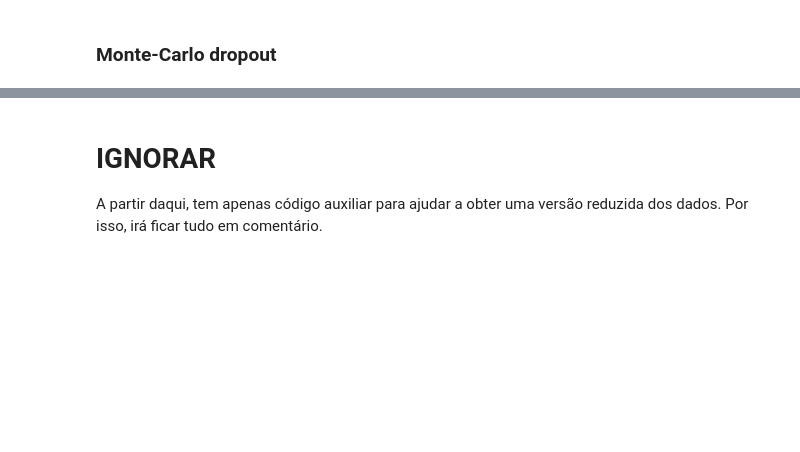
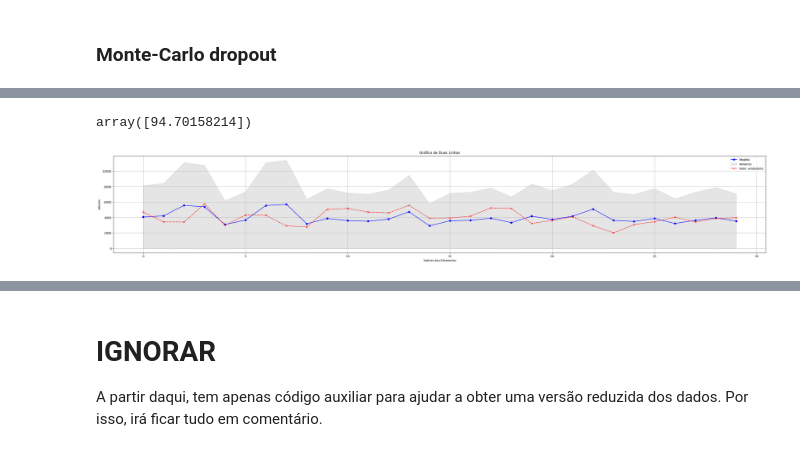
Before and after one commit to GuiSSMartins/DTx-Project, a Jupyter notebook: DTx_Project.ipynb, the cells around one changed output, grey strips where cells are left out. Drawn from its saved outputs; the diff is of its cells as text; code cells hidden in the pictures; blank space fills up the shorter version.

```diff
--- a/DTx_Project.ipynb
+++ b/DTx_Project.ipynb
@@ -623,22 +623,23 @@ dropout_rate = 0.2  # Taxa de dropout
 inputs = Input(shape=(7, 5))
 
 # LSTM com Monte Carlo Dropout
-lstm_output = LSTM(320, return_sequences=True)(inputs)
+lstm_output = LSTM(50, return_sequences=True)(inputs)
 lstm_output_dropout = Lambda(mc_dropout)(lstm_output)
 dropout_layer = Dropout(0.2)(lstm_output_dropout)
 
 # LSTM com Monte Carlo Dropout
-lstm_output2 = LSTM(320, return_sequences=False)(dropout_layer)
+lstm_output2 = LSTM(50, return_sequences=False)(dropout_layer)
 lstm_output2_dropout = Lambda(mc_dropout)(lstm_output2)
 dropout_layer2 = Dropout(0.2)(lstm_output2_dropout)
 
 # Camadas densas
-dense_output = Dense(320, activation='relu')(dropout_layer2)
+dense_output = Dense(50, activation='relu')(dropout_layer2)
 dense_output_dropout = Lambda(mc_dropout)(dense_output)
 dropout_layer3 = Dropout(0.2)(dense_output_dropout)
 
 # Camada de saída
-output = Dense(1)(dropout_layer3)
+mean_output = Dense(1)(dropout_layer3)
+variance_output = Dense(1)(dropout_layer3)  # Separate output for variance
 
 # Modelo final
-model = Model(inputs=inputs, outputs=output)
+model = Model(inputs=inputs, outputs=[mean_output, variance_output])
@@ -717,0 +769,31 @@ Make sure all arrays contain the same number of samples.
+# %%
+sum(targets_test - mean_preds)/len(mean_preds)
+# %% [output]
+array([94.70158214])
+# %%
+import matplotlib.pyplot as plt
+
+plt.figure(figsize=(40, 6))
+
+# Perform element-wise addition and subtraction
+upper_bound = np.stack([mean + var for mean, var in zip(mean_preds[:30], var_preds[:30])]).ravel()
+lower_bound = np.stack([mean - var for mean, var in zip(mean_preds[:30], var_preds[:30])]).ravel()
+
+# Criar o gráfico de linhas
+plt.plot(mean_preds[:30], label='Modelo', color='blue', linestyle='-', marker='o')
+plt.fill_between(range(30), lower_bound, upper_bound, color='gray', alpha=0.2, label='Variance')
+plt.plot(targets_test[:30], label='Valor verdadeiro', color='red', linestyle='--', marker='x')
+
+# Adicionar título e rótulos dos eixos
+plt.title('Gráfico de Duas Linhas')
+plt.xlabel('Índices dos Elementos')
+plt.ylabel('Valores')
+
+# Adicionar legenda
+plt.legend()
+
+# Exibir o gráfico
+plt.grid(True)
+plt.show()
+# %% [output]
+[figure, added]
```
Also changed, not shown: parts of 15 cells of this notebook.
